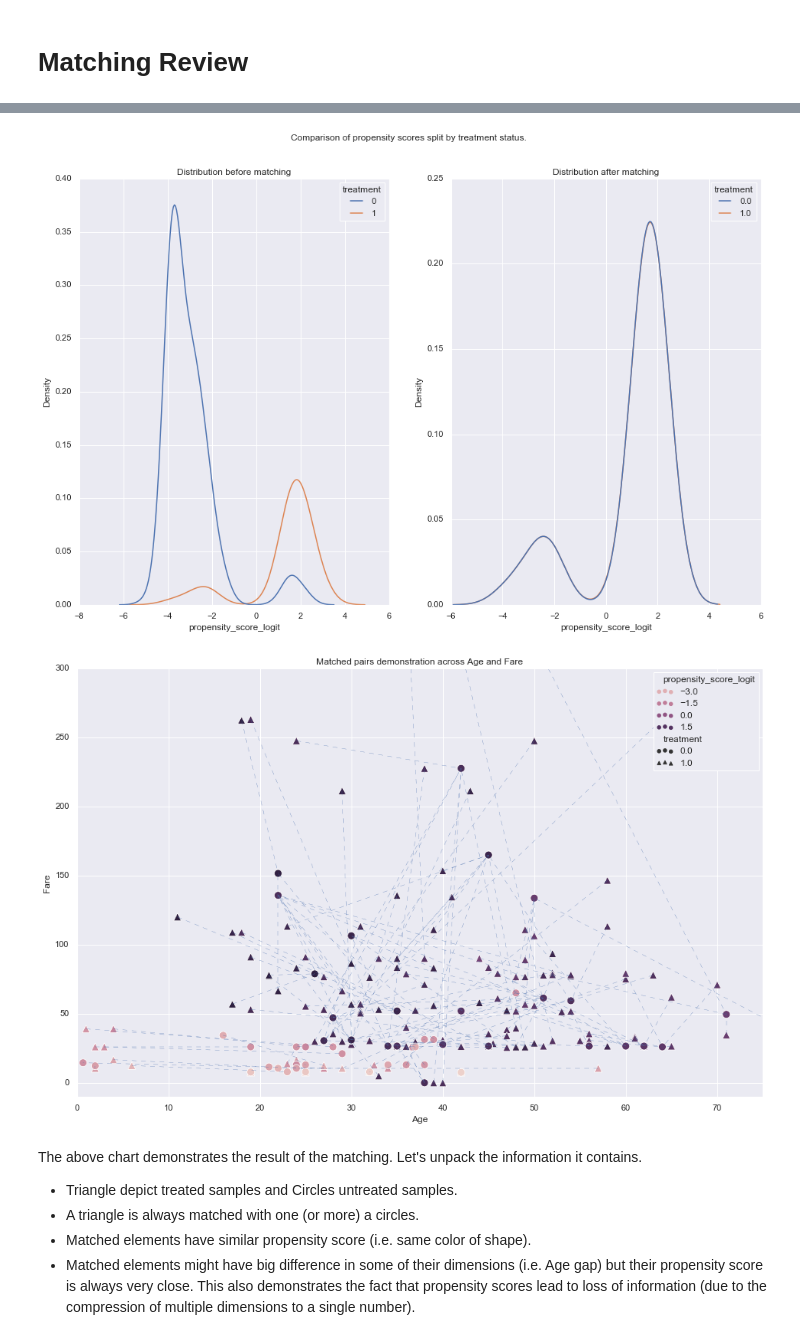
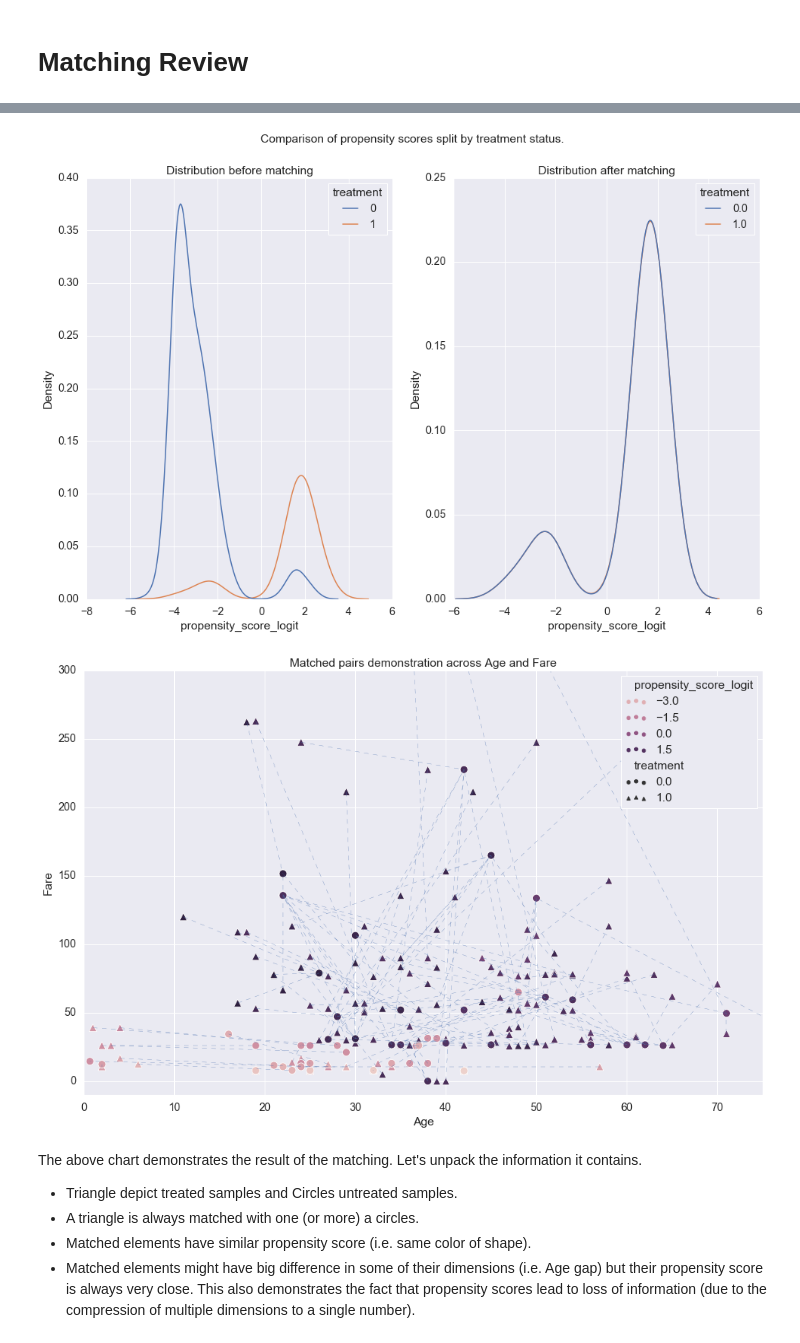
Before and after one commit to konosp/propensity-score-matching, a Jupyter notebook: propensity_score_matching_v2.ipynb, the cells around one changed output, grey strips where cells are left out. Cells and saved outputs as stored; diff of their text form; code cells hidden in the pictures.

```diff
--- a/propensity_score_matching_v2.ipynb
+++ b/propensity_score_matching_v2.ipynb
@@ -60,7 +61,7 @@ plt.style.use('classic')
 %matplotlib inline
 
 import seaborn as sns
-sns.set(rc={'figure.figsize':(16,10)})
+sns.set(rc={'figure.figsize':(16,10)}, font_scale=1.3)
 # %% [output]
 Bad key "text.kerning_factor" on line 4 in
 /Users/konos/opt/anaconda3/lib/python3.7/site-packages/matplotlib/mpl-data/stylelib/_classic_test_patch.mplstyle.
@@ -272,25 +282,31 @@ sns.kdeplot(data = df_data, x = 'propensity_score_logit', hue = 'treatment', ax
 sns.kdeplot(data = all_mached_data, x = 'propensity_score_logit', hue = 'treatment',  ax = ax[1]).set(title='Distribution after matching')
 plt.show()
 # %% [output]
-[figure, old version]
+[figure, new version]
 # %%
 points_df = pd.merge(treated_matched_data[['Age','Fare','matched_element']], df_data[['Age','Fare']], how = 'right',  left_on = 'matched_element', right_index=True)
 # %%
 markers = {0: 'o', 1: '^'}
-sns.scatterplot(data = all_mached_data, x = 'Age', y = 'Fare', style = 'treatment', s = 100, markers = markers, hue = 'propensity_score_logit').\
+
+fig, ax = plt.subplots(1,1)
+
+sns.scatterplot(data = all_mached_data, x = 'Age', y = 'Fare', style = 'treatment', s = 100,
+                markers = markers, hue = 'propensity_score_logit', ax = ax).\
     set(xlim=(0, 75), ylim=(-10, 300))
 plt.title('Matched pairs demonstration across Age and Fare')
 
 def add_lines(row):
     x1 = row.Age_x
     y1 = row.Fare_x
     x2 = row.Age_y
     y2 = row.Fare_y
     plt.plot([x1, x2], [y1, y2], linewidth=0.3, color = 'b', linestyle='dashed' )
 
 t = points_df.apply(add_lines, axis = 1)
+
+fig.savefig("matching_overview.png")
 # %% [output]
-[figure, old version]
+[figure, new version]
 # %% [markdown]
 The above chart demonstrates the result of the matching. Let's unpack the information it contains.
 - Triangle depict treated samples and Circles untreated samples.
```
Also changed, not shown: parts of 7 cells of this notebook, 1 other file.
